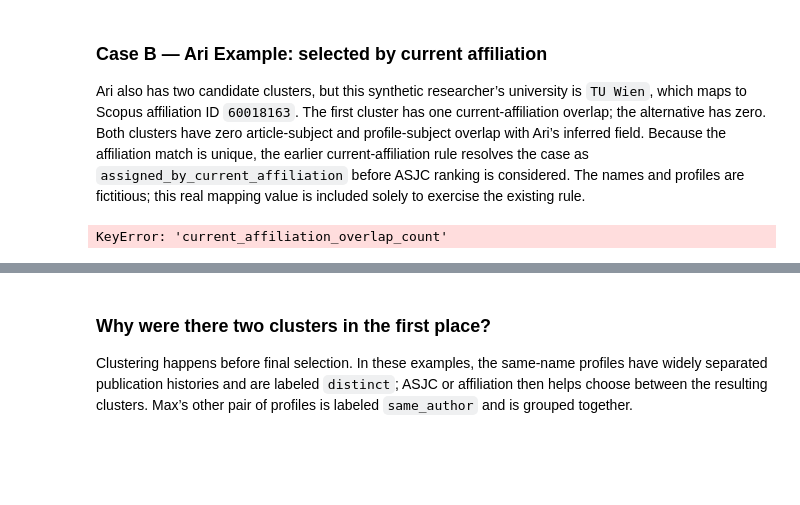
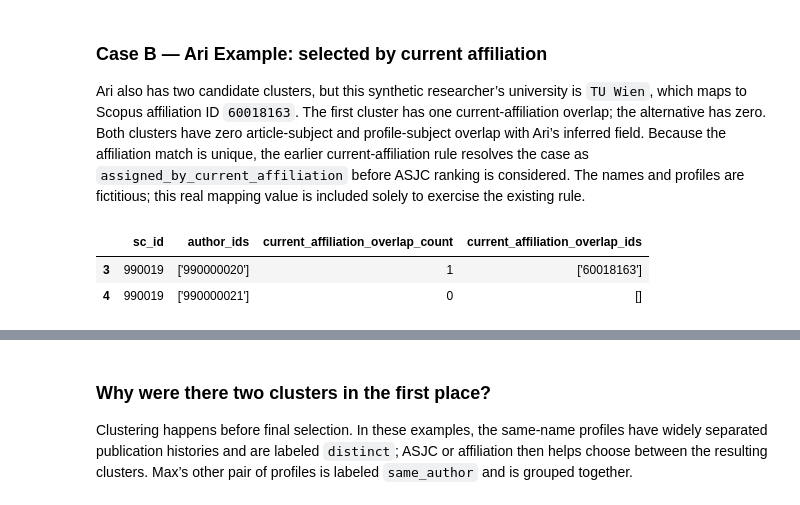
Before and after one commit to Metascience-TU-Wien/academic-inbreeding, a Jupyter notebook: notebooks/disambiguate_author_names.ipynb, the cells around one changed output, grey strips where cells are left out. Cells and saved outputs as stored; diff of their text form; code cells hidden in the pictures; blank space fills up the shorter version.

Commit message:
fix(notebooks): include affiliation overlap in disambiguation scores

```diff
--- a/notebooks/disambiguate_author_names.ipynb
+++ b/notebooks/disambiguate_author_names.ipynb
@@ -253,12 +253,20 @@ selections.loc[
 
 Ari also has two candidate clusters, but this synthetic researcher’s university is `TU Wien`, which maps to Scopus affiliation ID `60018163`. The first cluster has one current-affiliation overlap; the alternative has zero. Both clusters have zero article-subject and profile-subject overlap with Ari’s inferred field. Because the affiliation match is unique, the earlier current-affiliation rule resolves the case as `assigned_by_current_affiliation` before ASJC ranking is considered. The names and profiles are fictitious; this real mapping value is included solely to exercise the existing rule.
 # %%
+affiliation_score_columns = [
+    RESEARCHER_ID,
+    AUTHOR_IDS,
+    CURRENT_AFFILIATION_OVERLAP_COUNT,
+    CURRENT_AFFILIATION_OVERLAP_IDS,
+]
 ari_scores = selection_scores.loc[
-    selection_scores[RESEARCHER_ID].eq(990019), score_columns
+    selection_scores[RESEARCHER_ID].eq(990019), affiliation_score_columns
 ]
 ari_scores.sort_values(CURRENT_AFFILIATION_OVERLAP_COUNT, ascending=False)
 # %% [output]
-KeyError: 'current_affiliation_overlap_count'
+|  | sc_id | author_ids | current_affiliation_overlap_count | current_affiliation_overlap_ids |
+| 3 | 990019 | ['990000020'] | 1 | ['60018163'] |
+| 4 | 990019 | ['990000021'] | 0 | [] |
 # %%
 selections.loc[
     selections[RESEARCHER_ID].eq(990019),
```
Also changed, not shown: parts of 5 cells of this notebook.
